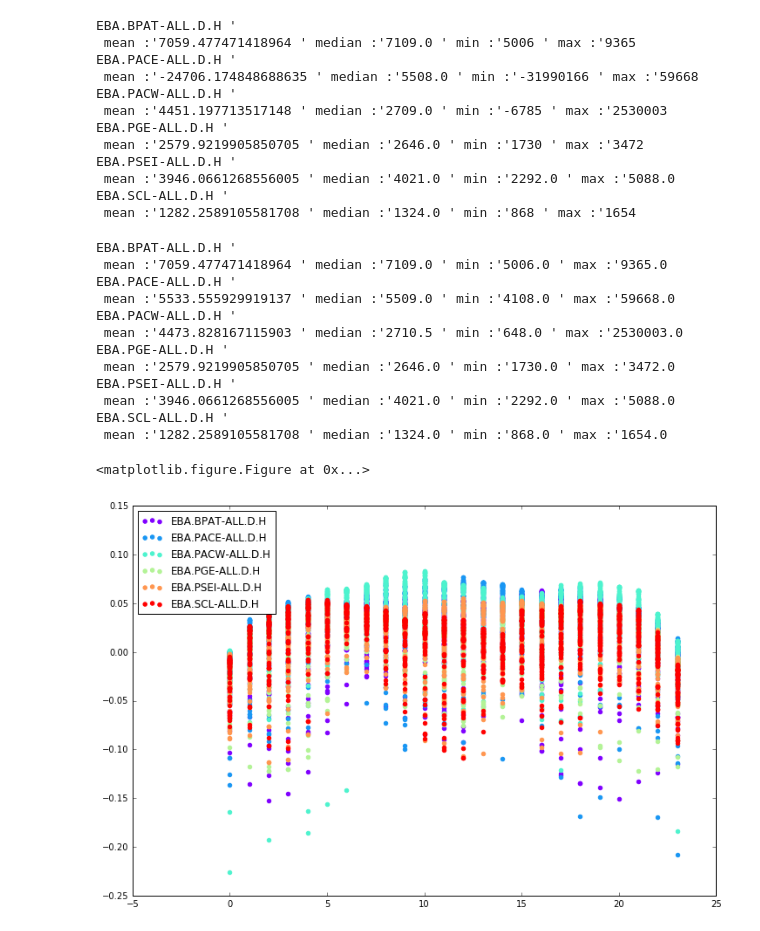
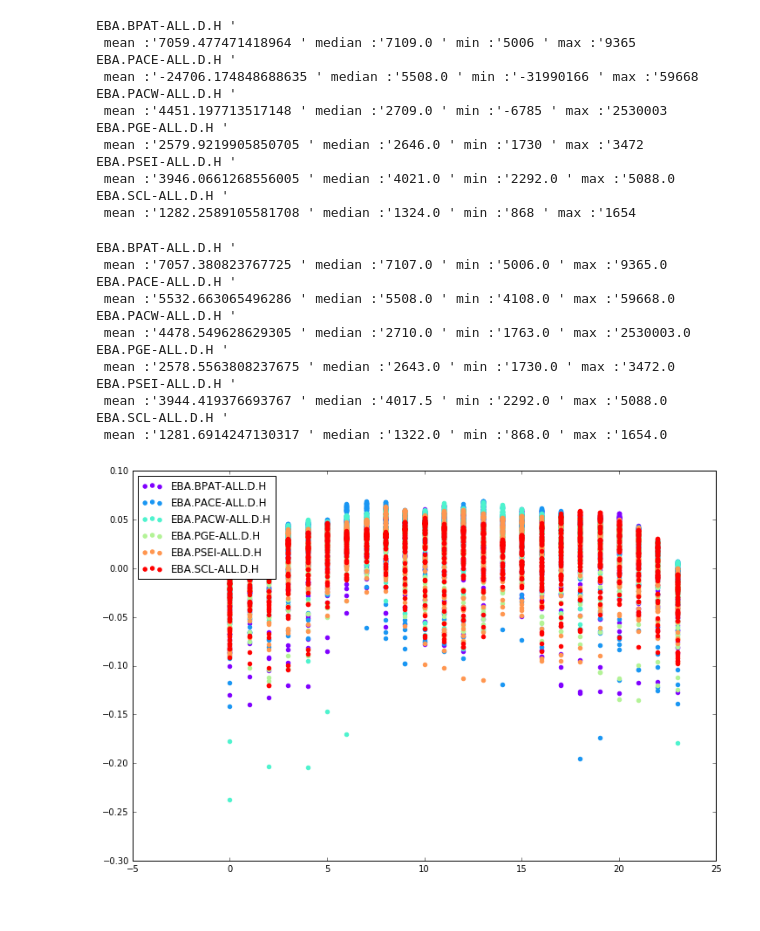
Before and after one commit to johnmrudolph/jupyter_blog, a Jupyter notebook: detecting_outliers.ipynb, the cells around one changed output. Saved outputs shown, nothing was run; the diff lists cells and outputs as text; code cells hidden in the pictures.

```diff
--- a/detecting_outliers.ipynb
+++ b/detecting_outliers.ipynb
@@ -65,7 +61,9 @@ EBA.SCL-ALL.D.H '
  mean :'1282.2589105581708 ' median :'1324.0 ' min :'868 ' max :'1654
 # %%
 # first pass filter out negatives and zeroes
-concat_df[concat_df['EBA.PACE-ALL.D.H'] < 0] = np.nan
+for key in keys:
+    concat_df[concat_df[key] < 0] = np.nan
+
 for key in keys:
     print(key,
           "'\t\n mean :'{}".format(concat_df[key].mean()),
@@ -75,31 +73,31 @@ for key in keys:
           )
 # %% [output]
 EBA.BPAT-ALL.D.H '
- mean :'7059.477471418964 ' median :'7109.0 ' min :'5006.0 ' max :'9365.0
+ mean :'7057.380823767725 ' median :'7107.0 ' min :'5006.0 ' max :'9365.0
 EBA.PACE-ALL.D.H '
- mean :'5533.555929919137 ' median :'5509.0 ' min :'4108.0 ' max :'59668.0
+ mean :'5532.663065496286 ' median :'5508.0 ' min :'4108.0 ' max :'59668.0
 EBA.PACW-ALL.D.H '
- mean :'4473.828167115903 ' median :'2710.5 ' min :'648.0 ' max :'2530003.0
+ mean :'4478.549628629305 ' median :'2710.0 ' min :'1763.0 ' max :'2530003.0
 EBA.PGE-ALL.D.H '
- mean :'2579.9219905850705 ' median :'2646.0 ' min :'1730.0 ' max :'3472.0
+ mean :'2578.5563808237675 ' median :'2643.0 ' min :'1730.0 ' max :'3472.0
 EBA.PSEI-ALL.D.H '
- mean :'3946.0661268556005 ' median :'4021.0 ' min :'2292.0 ' max :'5088.0
+ mean :'3944.419376693767 ' median :'4017.5 ' min :'2292.0 ' max :'5088.0
 EBA.SCL-ALL.D.H '
- mean :'1282.2589105581708 ' median :'1324.0 ' min :'868.0 ' max :'1654.0
+ mean :'1281.6914247130317 ' median :'1322.0 ' min :'868.0 ' max :'1654.0
 # %%
 concat_df['HOUR'] = concat_df.index.to_datetime().hour
 # %%
 class PredictOutliers(object):
 
-    def __init__(self, series_id, train_df):
+    def __init__(self, series_id, train_df, cont):
         self.series_id = series_id
-        self.train_df = train_df[['HOUR', self.series_id]].interpolate(method='linear')
+        self.train_df = train_df[['HOUR', self.series_id]].interpolate(method= 'linear')
         self.training_data = self.train_df[['HOUR', self.series_id]].values
-        self.clf = self.fit_clf()
+        self.clf = self.fit_clf(cont)
         self.pred_df = pd.concat([self.train_df, self.create_predictions()], axis=1)
 
-    def fit_clf(self):
-        clf = IsolationForest(contamination=.01)
+    def fit_clf(self, cont):
+        clf = IsolationForest(contamination=cont)
         return clf.fit(self.training_data)
 
     def create_predictions(self):
@@ -108,16 +106,16 @@ class PredictOutliers(object):
         l1 = '{}{}'.format(self.series_id, '_opred')
         l2 = '{}{}'.format(self.series_id, '_dfunc')
         return pd.DataFrame(np.column_stack((opred, dfunc)), index=self.train_df.index.values, columns=[l1, l2])
+# %%
+pred_dict = {key: PredictOutliers(key, concat_df, .01) for key in keys}
 # %%
-# Two subplots, the axes array is 1-d
 fig = plt.figure(figsize=(12, 8), dpi=100)
 colors = plt.cm.rainbow(np.linspace(0, 1, len(keys)))
 for key, color in zip(keys, colors):
-    pred_df = PredictOutliers(key, concat_df).pred_df
+    pred_df = pred_dict[key].pred_df
     plt.scatter(pred_df['HOUR'].values, pred_df['{}{}'.format(key, '_dfunc')].values,
                 color=color, label=key)
 legend = plt.legend(loc='upper left')
 plt.show()
 # %% [output]
-<matplotlib.figure.Figure at 0x...>
-[figure, old version]
+[figure, new version]
```
Also changed, not shown: parts of 6 cells of this notebook.
